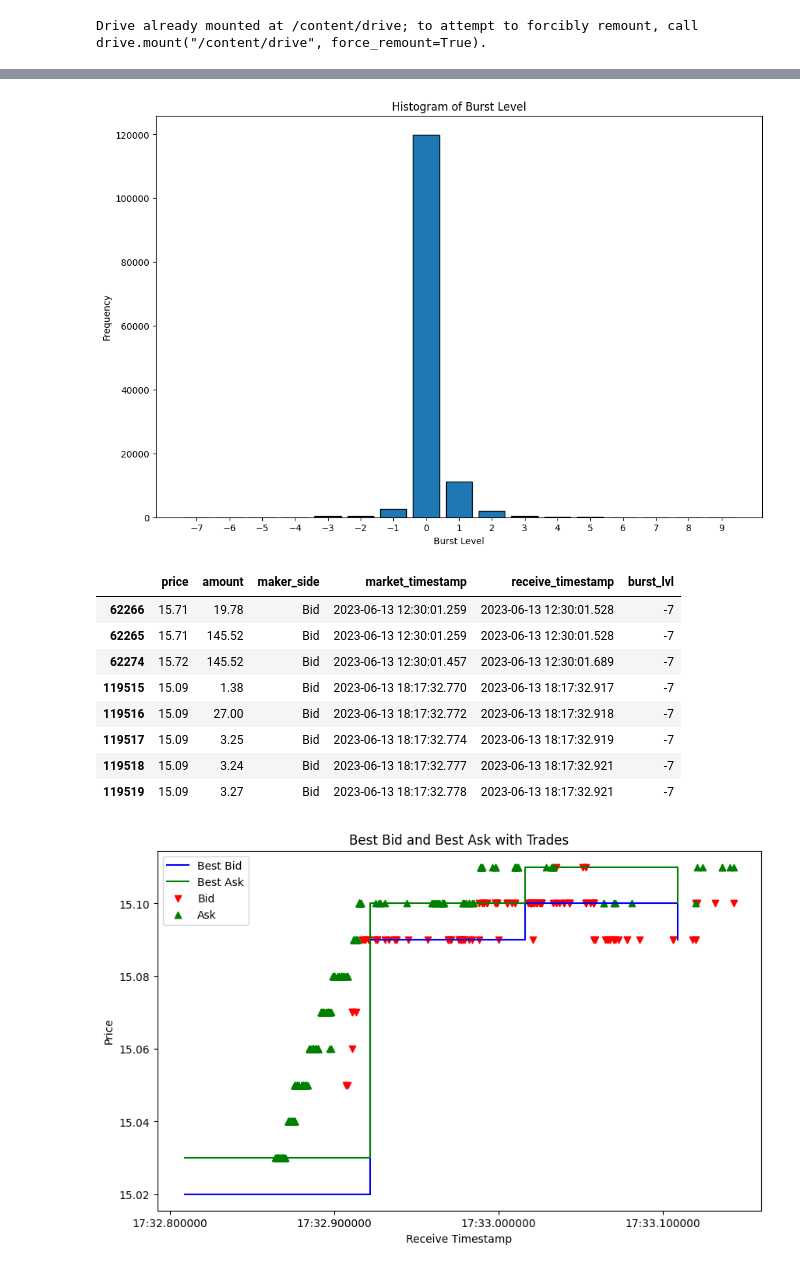
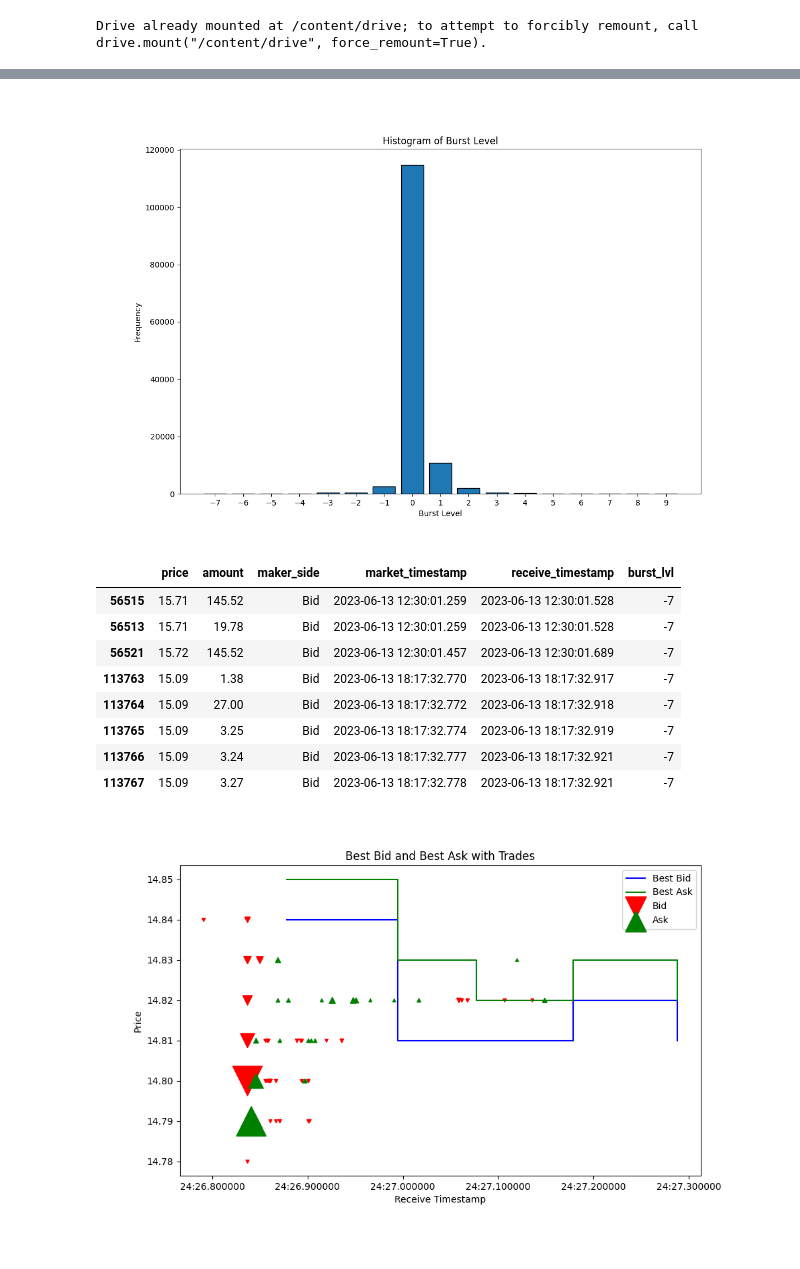
Before and after one commit to SergeySmalkov/Detector, a Jupyter notebook: Perudo_Binance.ipynb, the cells around one changed output, grey strips where cells are left out. Saved outputs shown, nothing was run; the diff lists cells and outputs as text; code cells hidden in the pictures.

```diff
--- a/Perudo_Binance.ipynb
+++ b/Perudo_Binance.ipynb
@@ -19,4 +19,10 @@ drive.mount('/content/drive')
 Drive already mounted at /content/drive; to attempt to forcibly remount, call drive.mount("/content/drive", force_remount=True).
 # %%
 binance = pd.read_pickle('drive/MyDrive/crypto_research/binance')
+t1 = '2023-06-13 01:00:00.259'
+t2 = '2023-06-13 23:55:23.259'
+binance = binance[(binance['receive_timestamp'] > t1) & (binance['receive_timestamp'] < t2)]
+
 binance_trades = pd.read_pickle('drive/MyDrive/crypto_research/trades_Binance')
+binance_trades = binance_trades[(binance_trades['receive_timestamp'] > t1) & (binance_trades['receive_timestamp'] < t2)]
+binance_trades
@@ -134,44 +154,55 @@ plt.xticks(value_counts.index)
 
 plt.show()
 # %% [output]
-[figure, old version]
+[figure, new version]
 # %%
 result_df[result_df['burst_lvl'] == -7]
 # %% [output]
 |  | price | amount | maker_side | market_timestamp | receive_timestamp | burst_lvl |
-| 62266 | 15.71 | 19.78 | Bid | 2023-06-13 12:30:01.259 | 2023-06-13 12:30:01.528 | -7 |
-| 62265 | 15.71 | 145.52 | Bid | 2023-06-13 12:30:01.259 | 2023-06-13 12:30:01.528 | -7 |
-| 62274 | 15.72 | 145.52 | Bid | 2023-06-13 12:30:01.457 | 2023-06-13 12:30:01.689 | -7 |
-| 119515 | 15.09 | 1.38 | Bid | 2023-06-13 18:17:32.770 | 2023-06-13 18:17:32.917 | -7 |
-| 119516 | 15.09 | 27.00 | Bid | 2023-06-13 18:17:32.772 | 2023-06-13 18:17:32.918 | -7 |
-| 119517 | 15.09 | 3.25 | Bid | 2023-06-13 18:17:32.774 | 2023-06-13 18:17:32.919 | -7 |
-| 119518 | 15.09 | 3.24 | Bid | 2023-06-13 18:17:32.777 | 2023-06-13 18:17:32.921 | -7 |
-| 119519 | 15.09 | 3.27 | Bid | 2023-06-13 18:17:32.778 | 2023-06-13 18:17:32.921 | -7 |
+| 56515 | 15.71 | 145.52 | Bid | 2023-06-13 12:30:01.259 | 2023-06-13 12:30:01.528 | -7 |
+| 56513 | 15.71 | 19.78 | Bid | 2023-06-13 12:30:01.259 | 2023-06-13 12:30:01.528 | -7 |
+| 56521 | 15.72 | 145.52 | Bid | 2023-06-13 12:30:01.457 | 2023-06-13 12:30:01.689 | -7 |
+| 113763 | 15.09 | 1.38 | Bid | 2023-06-13 18:17:32.770 | 2023-06-13 18:17:32.917 | -7 |
+| 113764 | 15.09 | 27.00 | Bid | 2023-06-13 18:17:32.772 | 2023-06-13 18:17:32.918 | -7 |
+| 113765 | 15.09 | 3.25 | Bid | 2023-06-13 18:17:32.774 | 2023-06-13 18:17:32.919 | -7 |
+| 113766 | 15.09 | 3.24 | Bid | 2023-06-13 18:17:32.777 | 2023-06-13 18:17:32.921 | -7 |
+| 113767 | 15.09 | 3.27 | Bid | 2023-06-13 18:17:32.778 | 2023-06-13 18:17:32.921 | -7 |
 # %%
-start_time = pd.to_datetime('2023-06-13  18:17:32.800	')
-end_time = pd.to_datetime('2023-06-13  18:17:33.150	')
+start_time = pd.to_datetime('2023-06-13 15:24:26.800')
+end_time = pd.to_datetime('2023-06-13 15:24:27.300')
 
 binance_filtered = binance[(binance['receive_timestamp'] >= start_time) & (binance['receive_timestamp'] <= end_time)]
 binance_trades_filtered = binance_trades[(binance_trades['receive_timestamp'] >= start_time) & (binance_trades['receive_timestamp'] <= end_time)]
 
 # Set a larger figure size
 plt.figure(figsize=(10, 6))
 
 plt.step(binance_filtered['receive_timestamp'], binance_filtered['best_bid'], where='post', label='Best Bid', color='blue')
 plt.step(binance_filtered['receive_timestamp'], binance_filtered['best_ask'], where='post', label='Best Ask', color='green')
 
 # Plot trades as red triangles down (Bid) and green triangles up (Ask)
 bid_trades = binance_trades_filtered[binance_trades_filtered['maker_side'] == 'Bid']
 ask_trades = binance_trades_filtered[binance_trades_filtered['maker_side'] == 'Ask']
 
-plt.scatter(bid_trades['receive_timestamp'], bid_trades['price'], marker='v', color='red', label='Bid')
-plt.scatter(ask_trades['receive_timestamp'], ask_trades['price'], marker='^', color='green', label='Ask')
+min_marker_size = 10  # you can adjust these values as needed
+max_marker_size = 1000
+amounts_bid = (bid_trades['amount'] - bid_trades['amount'].min()) / (bid_trades['amount'].max() - bid_trades['amount'].min())
+amounts_ask = (ask_trades['amount'] - ask_trades['amount'].min()) / (ask_trades['amount'].max() - ask_trades['amount'].min())
+
+sizes_bid = min_marker_size + amounts_bid * (max_marker_size - min_marker_size)
+sizes_ask = min_marker_size + amounts_ask * (max_marker_size - min_marker_size)
+
+
+plt.scatter(bid_trades['market_timestamp'], bid_trades['price'], marker='v', color='red', label='Bid', s=sizes_bid)
+plt.scatter(ask_trades['market_timestamp'], ask_trades['price'], marker='^', color='green', label='Ask', s=sizes_ask)
+
+
 
 plt.xlabel('Receive Timestamp')
 plt.ylabel('Price')
 plt.title('Best Bid and Best Ask with Trades')
 plt.legend()
 
 plt.show()
 # %% [output]
-[figure, old version]
+[figure, new version]
```
Also changed, not shown: parts of 19 cells of this notebook.
